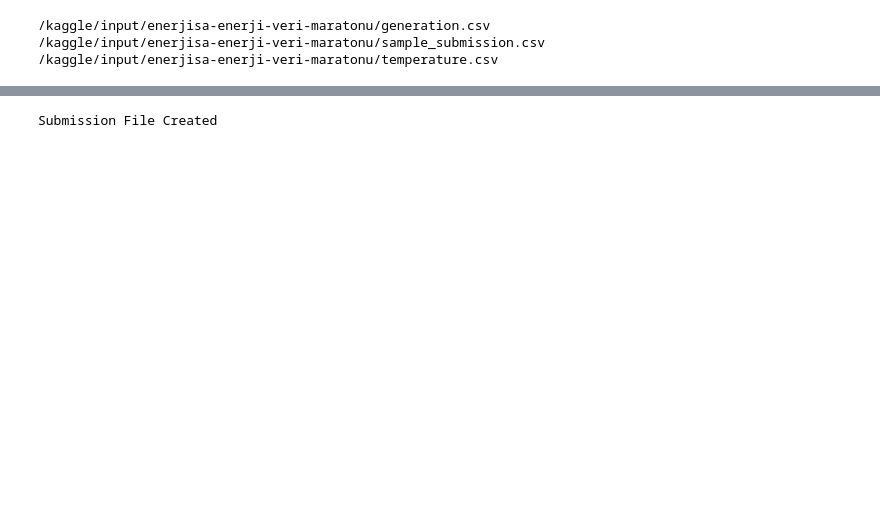
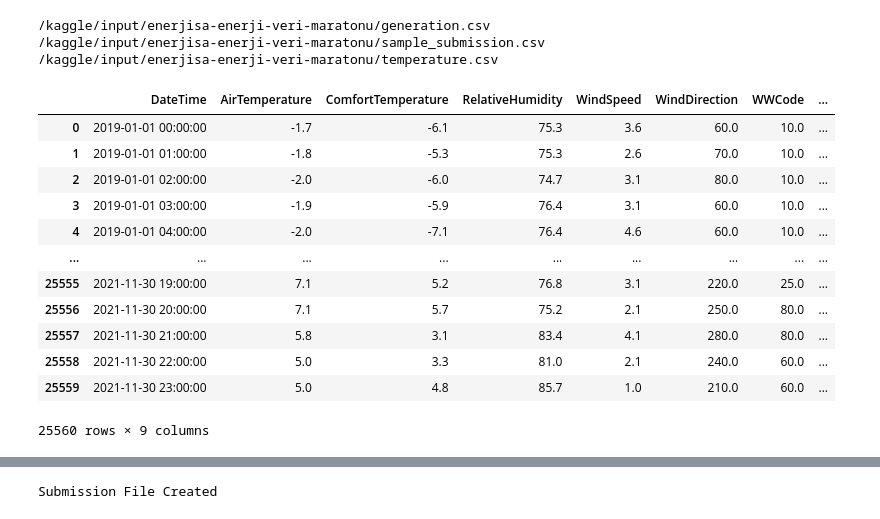
Before and after one commit to Aerospacerr/Enerjisa-Challenge, a Jupyter notebook: enerjisa-v1-submission.ipynb, the cells around one changed output, grey strips where cells are left out. Drawn from its saved outputs; the diff is of its cells as text; code cells hidden in the pictures; blank space fills up the shorter version.

```diff
--- a/enerjisa-v1-submission.ipynb
+++ b/enerjisa-v1-submission.ipynb
@@ -33,3 +33,29 @@ from tensorflow.keras.models import Sequential
 from tensorflow.keras import callbacks
 from tensorflow.keras.preprocessing.sequence import TimeseriesGenerator
 from sklearn.preprocessing import MinMaxScaler
+# %%
+gen=pd.read_csv('../input/enerjisa-enerji-veri-maratonu/generation.csv', sep=';', decimal=',', parse_dates=True)
+#generation_nandrop=generation_source.dropna()
+
+temp=pd.read_csv('../input/enerjisa-enerji-veri-maratonu/temperature.csv', sep=';', decimal=',', parse_dates=True)
+#temperature_nandrop=temperature_source.drop(temperature_source.tail(95).index)
+
+df_train=temp.merge(gen, on='DateTime', how='left')
+df_train.drop(df_train.index[25560:], axis=0, inplace=True)
+
+df_train['DateTime'] = pd.to_datetime(df_train['DateTime'])
+df_train
+# %% [output]
+|  | DateTime | AirTemperature | ComfortTemperature | RelativeHumidity | WindSpeed | WindDirection | WWCode | ... |
+| 0 | 2019-01-01 00:00:00 | -1.7 | -6.1 | 75.3 | 3.6 | 60.0 | 10.0 | ... |
+| 1 | 2019-01-01 01:00:00 | -1.8 | -5.3 | 75.3 | 2.6 | 70.0 | 10.0 | ... |
+| 2 | 2019-01-01 02:00:00 | -2.0 | -6.0 | 74.7 | 3.1 | 80.0 | 10.0 | ... |
+| 3 | 2019-01-01 03:00:00 | -1.9 | -5.9 | 76.4 | 3.1 | 60.0 | 10.0 | ... |
+| 4 | 2019-01-01 04:00:00 | -2.0 | -7.1 | 76.4 | 4.6 | 60.0 | 10.0 | ... |
+| ... | ... | ... | ... | ... | ... | ... | ... | ... |
+| 25555 | 2021-11-30 19:00:00 | 7.1 | 5.2 | 76.8 | 3.1 | 220.0 | 25.0 | ... |
+| 25556 | 2021-11-30 20:00:00 | 7.1 | 5.7 | 75.2 | 2.1 | 250.0 | 80.0 | ... |
+| 25557 | 2021-11-30 21:00:00 | 5.8 | 3.1 | 83.4 | 4.1 | 280.0 | 80.0 | ... |
+| 25558 | 2021-11-30 22:00:00 | 5.0 | 3.3 | 81.0 | 2.1 | 240.0 | 60.0 | ... |
+| 25559 | 2021-11-30 23:00:00 | 5.0 | 4.8 | 85.7 | 1.0 | 210.0 | 60.0 | ... |
+25560 rows × 9 columns
```
Also changed, not shown: parts of 16 cells of this notebook.
